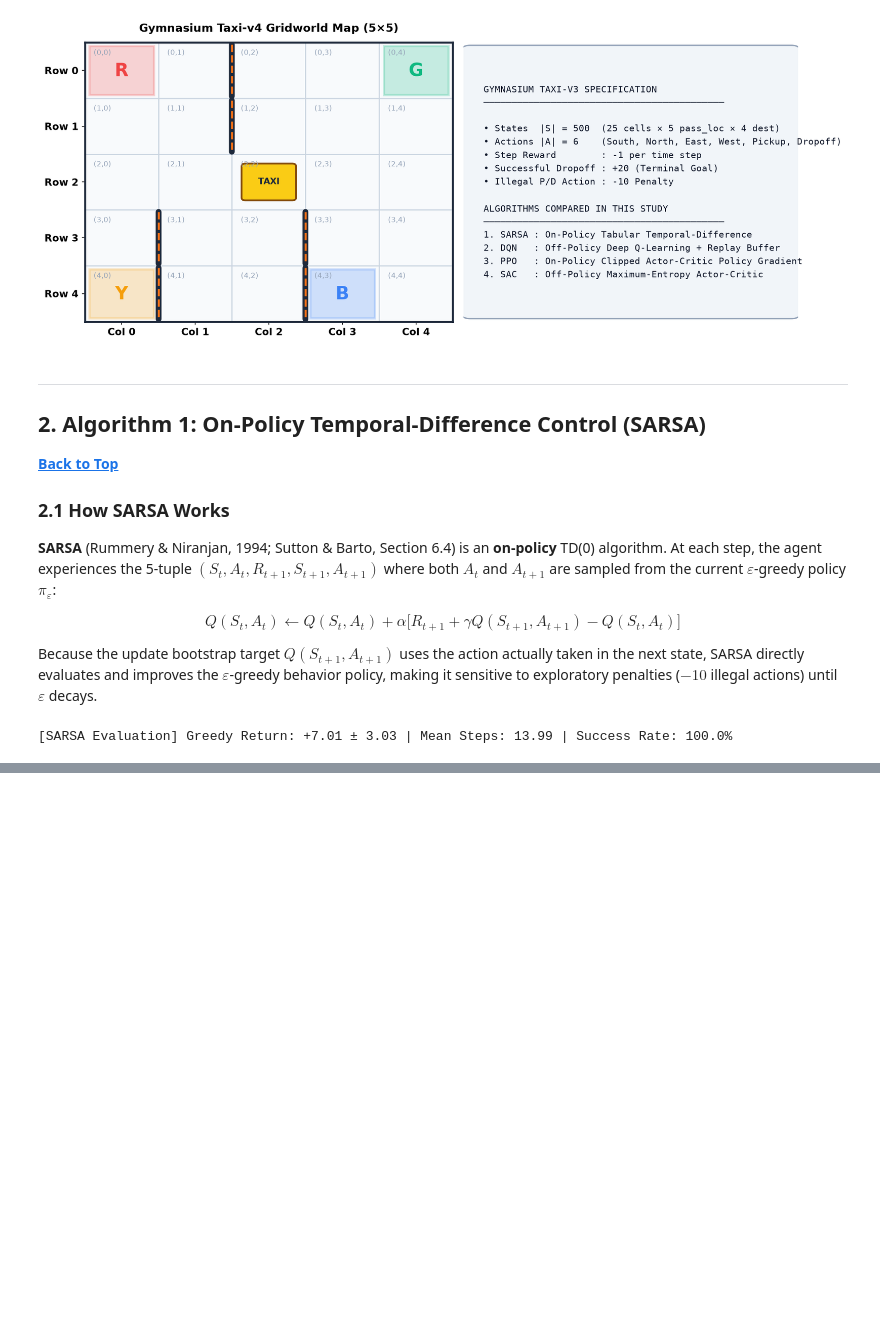
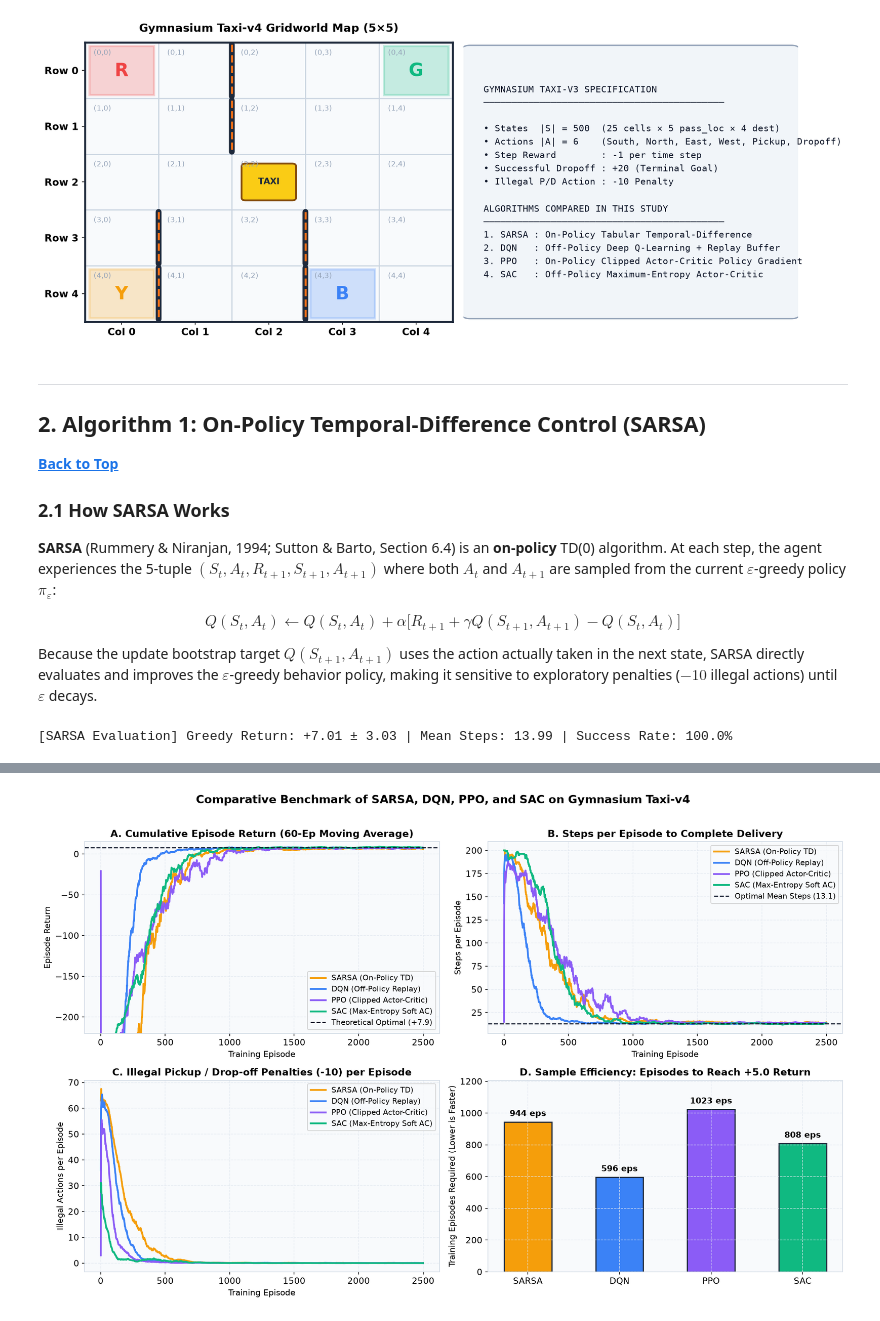
Before and after one commit to devsijanpandey12/RL_FINAL_MINIPROJECT, a Jupyter notebook: Taxi_Pickup_Dropoff_RL_Comparison.ipynb, the cells around one changed output, grey strips where cells are left out. Cells and saved outputs as stored; diff of their text form; code cells hidden in the pictures; blank space fills up the shorter version.

Commit message:
implemented dqn, ppo and sac comparison

```diff
--- a/Taxi_Pickup_Dropoff_RL_Comparison.ipynb
+++ b/Taxi_Pickup_Dropoff_RL_Comparison.ipynb
@@ -283,0 +576,83 @@ print(f"[SARSA Evaluation] Greedy Return: {sarsa_mean_r:+.2f} ± {sarsa_std_r:.2
+# %%
+# Section 6: Plot 4-Panel Head-to-Head Comparison (SARSA, DQN, PPO, SAC) & Benchmark Table
+algos = {
+    "SARSA (On-Policy TD)":       (sarsa_hist, Q_sarsa, '#F59E0B'),
+    "DQN (Off-Policy Replay)":    (dqn_hist,   Q_dqn,   '#3B82F6'),
+    "PPO (Clipped Actor-Critic)": (ppo_hist,   ppo_logits, '#8B5CF6'),
+    "SAC (Max-Entropy Soft AC)":  (sac_hist,   Q_sac,   '#10B981'),
+}
+
+fig, axes = plt.subplots(2, 2, figsize=(14.5, 9.0))
+ep_x = np.arange(1, 2501)
+
+# Panel A: Episode Return Learning Curves
+ax = axes[0, 0]
+for name, (h, _, col) in algos.items():
+    ax.plot(ep_x, rolling_mean(h["rewards"], 60), label=name, color=col, lw=2.3)
+ax.axhline(7.9, color='#0F172A', linestyle='--', lw=1.4, label='Theoretical Optimal (+7.9)')
+ax.set_title("A. Cumulative Episode Return (60-Ep Moving Average)")
+ax.set_xlabel("Training Episode")
+ax.set_ylabel("Episode Return")
+ax.set_ylim(-220, 15)
+ax.legend(loc='lower right', fontsize=9.5)
+
+# Panel B: Episode Steps to Delivery
+ax = axes[0, 1]
+for name, (h, _, col) in algos.items():
+    ax.plot(ep_x, rolling_mean(h["steps"], 60), label=name, color=col, lw=2.3)
+ax.axhline(13.1, color='#0F172A', linestyle='--', lw=1.4, label='Optimal Mean Steps (13.1)')
+ax.set_title("B. Steps per Episode to Complete Delivery")
+ax.set_xlabel("Training Episode")
+ax.set_ylabel("Steps per Episode")
+ax.legend(loc='upper right', fontsize=9.5)
+
+# Panel C: Illegal Pickup/Drop-off Actions per Episode
+ax = axes[1, 0]
+for name, (h, _, col) in algos.items():
+    ax.plot(ep_x, rolling_mean(h["illegal"], 60), label=name, color=col, lw=2.3)
+ax.set_title("C. Illegal Pickup / Drop-off Penalties (-10) per Episode")
+ax.set_xlabel("Training Episode")
+ax.set_ylabel("Illegal Actions per Episode")
+ax.legend(loc='upper right', fontsize=9.5)
+
+# Panel D: Episodes to Convergence (Bar Chart)
+ax = axes[1, 1]
+conv_eps = []
+short_names = ["SARSA", "DQN", "PPO", "SAC"]
+bar_colors = ['#F59E0B', '#3B82F6', '#8B5CF6', '#10B981']
+for name, (h, _, _) in algos.items():
+    sm = rolling_mean(h["rewards"], 50)
+    idx_pos = np.where(sm >= 5.0)[0]
+    conv_ep = int(idx_pos[0]) if len(idx_pos) > 0 else 2500
+    conv_eps.append(conv_ep)
+
+bars = ax.bar(short_names, conv_eps, color=bar_colors, edgecolor='#1E293B', lw=1.5, width=0.52)
+for b, val in zip(bars, conv_eps):
+    ax.text(b.get_x() + b.get_width()/2, val + 25, f"{val} eps", ha='center', va='bottom', fontweight='bold', fontsize=10.5)
+ax.set_title("D. Sample Efficiency: Episodes to Reach +5.0 Return")
+ax.set_ylabel("Training Episodes Required (Lower is Faster)")
+ax.set_ylim(0, max(conv_eps) * 1.18)
+
+plt.suptitle("Comparative Benchmark of SARSA, DQN, PPO, and SAC on Gymnasium Taxi-v4", fontsize=14.5, fontweight='bold', y=1.01)
+plt.tight_layout()
+fig.savefig(r"c:\Users\sijan\Desktop\rl_mini_project\figures\fig2_algorithm_comparison.png", dpi=150, bbox_inches='tight')
+plt.show()
+
+# Build Quantitative Comparison Table
+comp_rows = []
+for (name, (h, weights, _)), c_ep in zip(algos.items(), conv_eps):
+    m_r, s_r, m_steps, succ_rate = evaluate_greedy_policy(lambda s, w=weights: np.argmax(w[s]))
+    comp_rows.append({
+        "Algorithm": name,
+        "Policy Type": "On-Policy" if ("SARSA" in name or "PPO" in name) else "Off-Policy",
+        "Episodes to +5.0 Return": c_ep,
+        "Total Illegal Penalties (Train)": int(np.sum(h["illegal"])),
+        "Greedy Eval Return": f"{m_r:+.2f} ± {s_r:.2f}",
+        "Greedy Mean Steps": f"{m_steps:.2f}",
+        "Delivery Success Rate": f"{succ_rate:.1f}%"
+    })
+
+comp_df = pd.DataFrame(comp_rows)
+print("\n=== Head-to-Head Algorithm Benchmark Summary ===")
+print(comp_df.to_string(index=False))
+# %% [output]
@@ -283,0 +665 @@ print(f"[SARSA Evaluation] Greedy Return: {sarsa_mean_r:+.2f} ± {sarsa_std_r:.2
+[figure, added]
```
Also changed, not shown: parts of 9 cells of this notebook, 1 other file.
